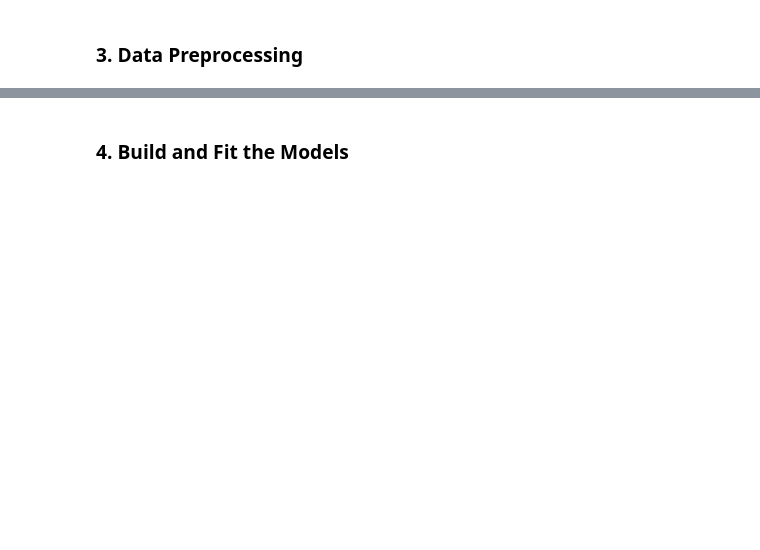
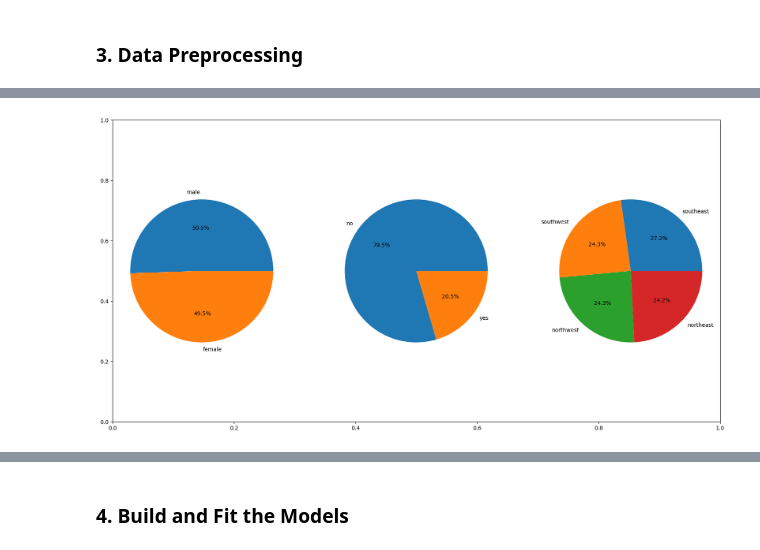
Before and after one commit to fatahrahimi330/100-Machine-Learning-Projects, a Jupyter notebook: 48-Medical Insurance Price Prediction/MedicalInsurancePricePrediction.ipynb, the cells around one changed output, grey strips where cells are left out. Saved outputs shown, nothing was run; the diff lists cells and outputs as text; code cells hidden in the pictures; blank space fills up the shorter version.

Commit message:
Medical Insurance Price Prediction Project

```diff
--- a/48-Medical Insurance Price Prediction/MedicalInsurancePricePrediction.ipynb
+++ b/48-Medical Insurance Price Prediction/MedicalInsurancePricePrediction.ipynb
@@ -10,7 +10,7 @@ import seaborn as sns
 # %% [markdown]
 ### 2. Loading Dataset
 # %%
-url = ""
+url = "https://media.githubusercontent.com/media/fatahrahimi330/100-Machine-Learning-Projects/refs/heads/master/48-Medical%20Insurance%20Price%20Prediction/insurance.csv"
 # %%
 df = pd.read_csv(url)
 df.head()
@@ -18,0 +73,15 @@ df.head()
+# %%
+features = ['sex', 'smoker', 'region']
+
+plt.subplots(figsize=(20, 10))
+for i, col in enumerate(features):
+    plt.subplot(1, 3, i + 1)
+
+    x = df[col].value_counts()
+    plt.pie(x.values,
+            labels=x.index,
+            autopct='%1.1f%%')
+
+plt.show()
+# %% [output]
+[figure, added]
```
Also changed, not shown: parts of 30 cells of this notebook, 4 other files.
